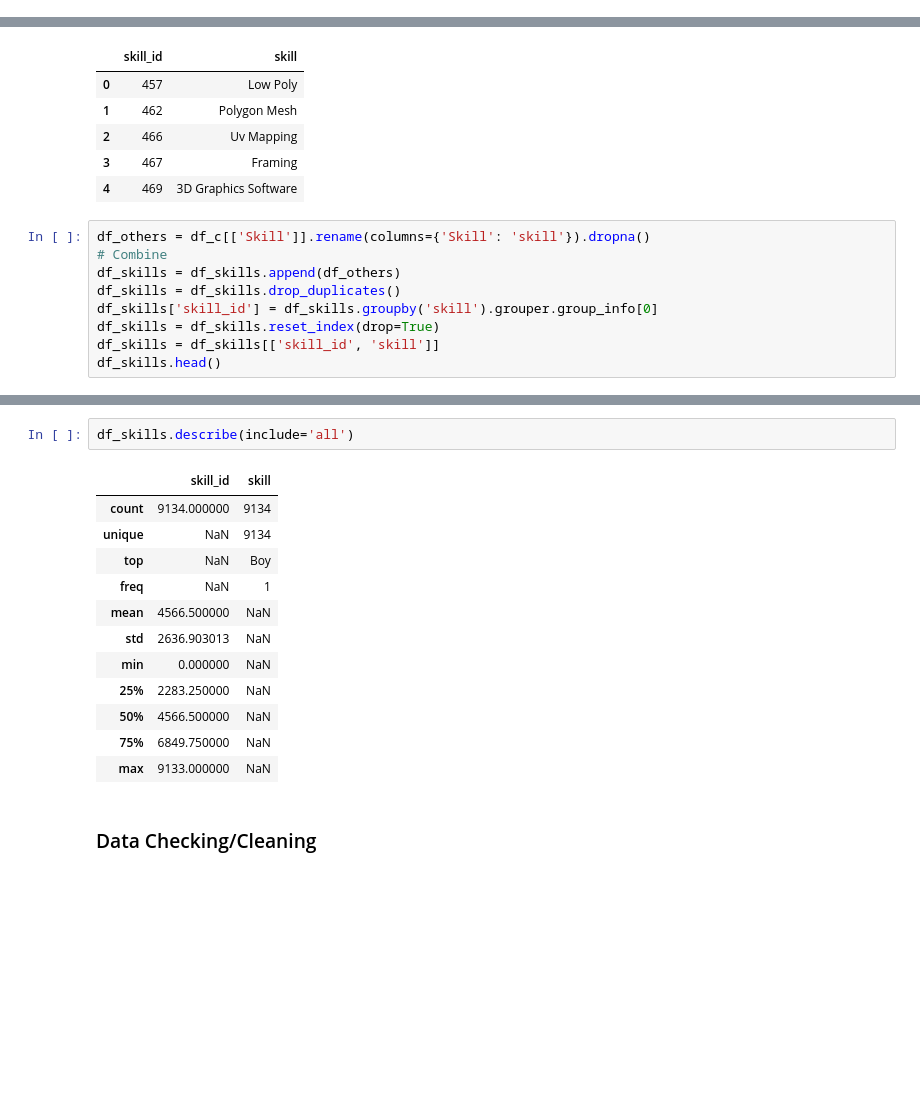
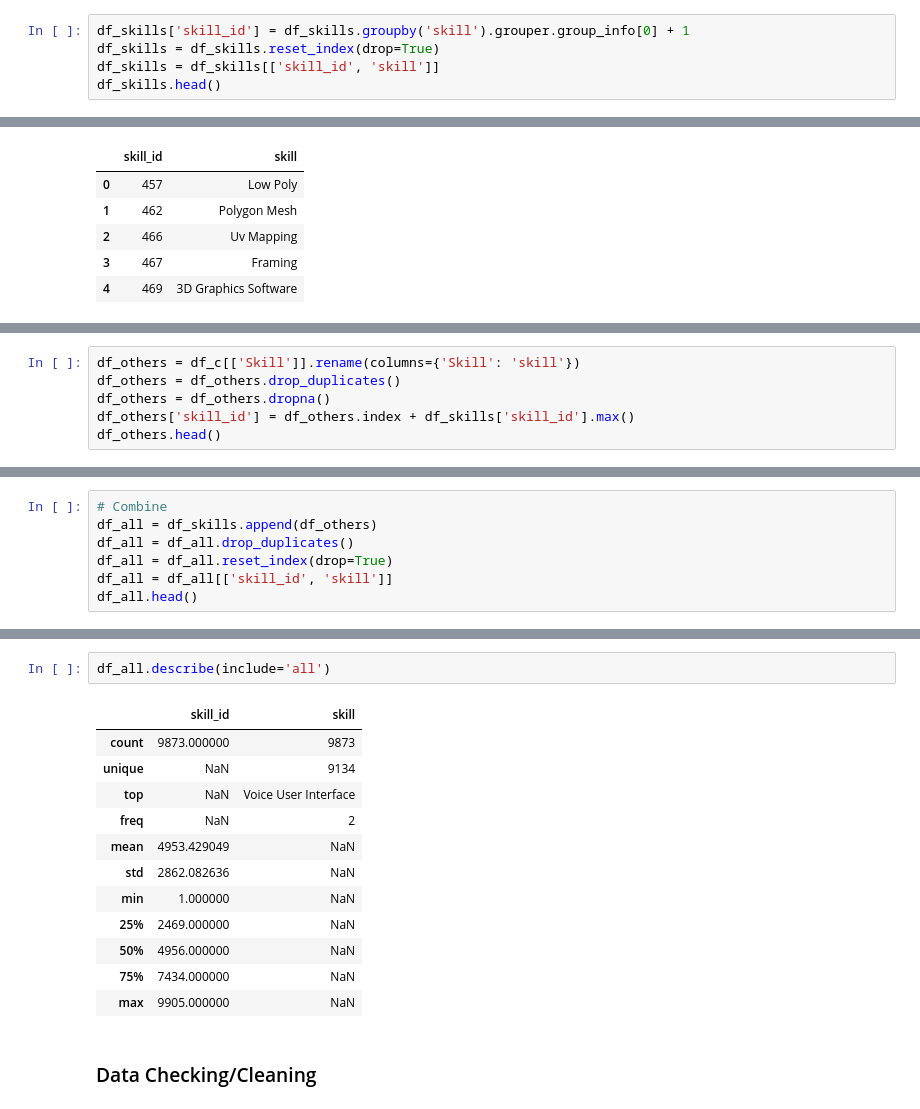
Before and after one commit to binxuankong/skills-ontology-project, a Jupyter notebook: Skills To DB Format (All).ipynb, the cells around one changed output, grey strips where cells are left out. Saved outputs shown, nothing was run; the diff lists cells and outputs as text; blank space fills up the shorter version.

Commit message:
Initial skill extraction from jobs

```diff
--- a/Skills To DB Format (All).ipynb
+++ b/Skills To DB Format (All).ipynb
@@ -87 +87,6 @@ df_skills.describe()
 | freq | 1 |
+# %%
+df_skills['skill_id'] = df_skills.groupby('skill').grouper.group_info[0] + 1
+df_skills = df_skills.reset_index(drop=True)
+df_skills = df_skills[['skill_id', 'skill']]
+df_skills.head()
@@ -108,12 +135,3 @@ df_coursera.head()
 | 2 | 466 | Uv Mapping |
 | 3 | 467 | Framing |
 | 4 | 469 | 3D Graphics Software |
-# %%
-df_others = df_c[['Skill']].rename(columns={'Skill': 'skill'}).dropna()
-# Combine
-df_skills = df_skills.append(df_others)
-df_skills = df_skills.drop_duplicates()
-df_skills['skill_id'] = df_skills.groupby('skill').grouper.group_info[0]
-df_skills = df_skills.reset_index(drop=True)
-df_skills = df_skills[['skill_id', 'skill']]
-df_skills.head()
@@ -126,0 +138,6 @@ df_skills.head()
+# %%
+df_others = df_c[['Skill']].rename(columns={'Skill': 'skill'})
+df_others = df_others.drop_duplicates()
+df_others = df_others.dropna()
+df_others['skill_id'] = df_others.index + df_skills['skill_id'].max()
+df_others.head()
@@ -126,0 +151,7 @@ df_skills.head()
+# %%
+# Combine
+df_all = df_skills.append(df_others)
+df_all = df_all.drop_duplicates()
+df_all = df_all.reset_index(drop=True)
+df_all = df_all[['skill_id', 'skill']]
+df_all.head()
@@ -127,18 +165,18 @@ df_skills.head()
 # %%
-df_skills.describe(include='all')
+df_all.describe(include='all')
 # %% [output]
 |  | skill_id | skill |
-| count | 9134.000000 | 9134 |
+| count | 9873.000000 | 9873 |
 | unique | NaN | 9134 |
-| top | NaN | Boy |
-| freq | NaN | 1 |
-| mean | 4566.500000 | NaN |
-| std | 2636.903013 | NaN |
-| min | 0.000000 | NaN |
-| 25% | 2283.250000 | NaN |
-| 50% | 4566.500000 | NaN |
-| 75% | 6849.750000 | NaN |
-| max | 9133.000000 | NaN |
+| top | NaN | Voice User Interface |
+| freq | NaN | 2 |
+| mean | 4953.429049 | NaN |
+| std | 2862.082636 | NaN |
+| min | 1.000000 | NaN |
+| 25% | 2469.000000 | NaN |
+| 50% | 4956.000000 | NaN |
+| 75% | 7434.000000 | NaN |
+| max | 9905.000000 | NaN |
 # %% [markdown]
 ### Data Checking/Cleaning
 # %%
```
Also changed, not shown: parts of 19 cells of this notebook, 8 other files.
